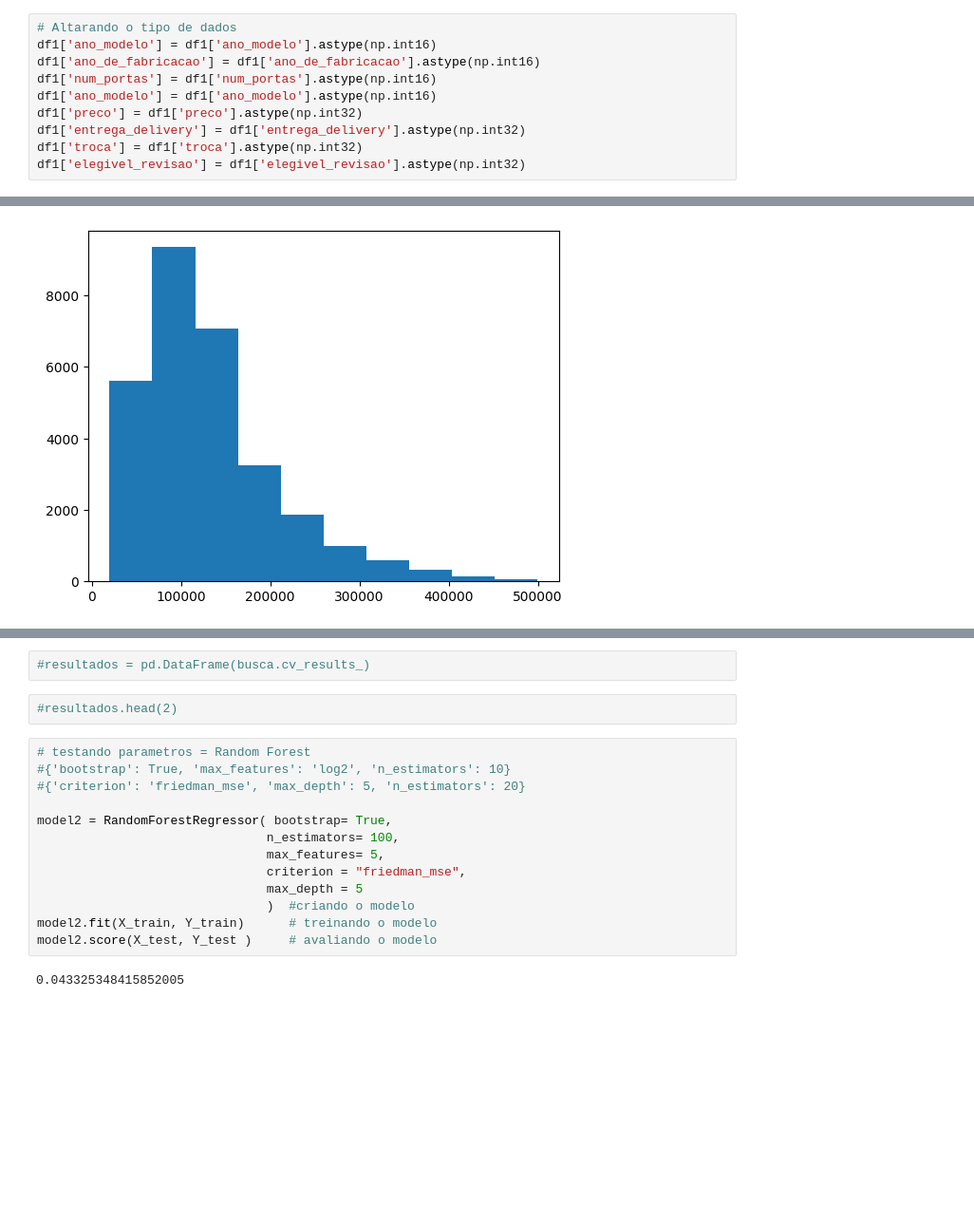
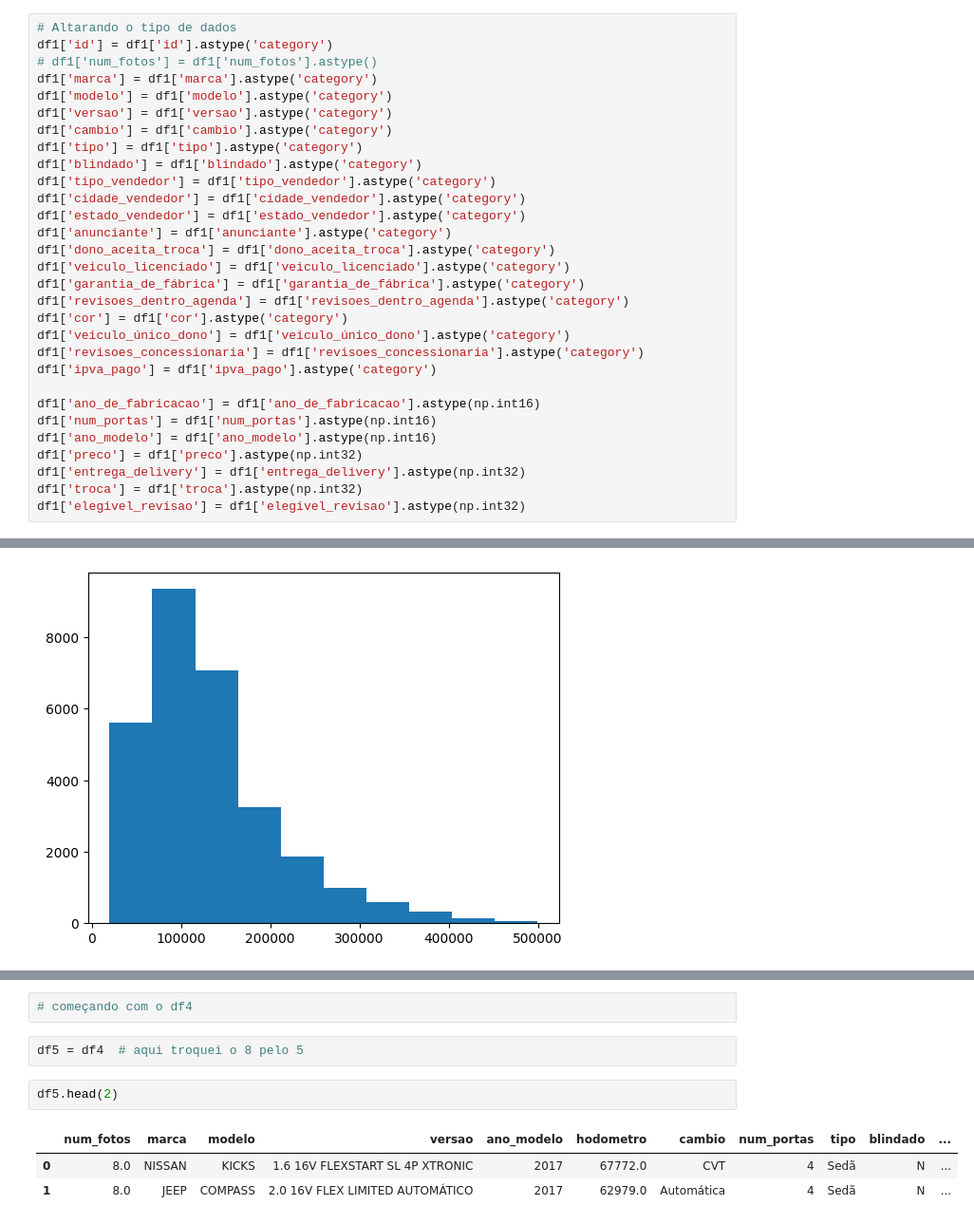
Before and after one commit to AndersonBarross/test_light_house, a Jupyter notebook: LH_CD_ANDERSON_BARROS.ipynb, the cells around one changed output, grey strips where cells are left out. Shown at 95% size. Drawn from its saved outputs; the diff is of its cells as text; blank space fills up the shorter version.

```diff
--- a/LH_CD_ANDERSON_BARROS.ipynb
+++ b/LH_CD_ANDERSON_BARROS.ipynb
@@ -59,6 +41,26 @@ memory usage: 6.0+ MB
 # %%
 # Altarando o tipo de dados
-df1['ano_modelo'] = df1['ano_modelo'].astype(np.int16)
+df1['id'] = df1['id'].astype('category')
+# df1['num_fotos'] = df1['num_fotos'].astype()
+df1['marca'] = df1['marca'].astype('category')
+df1['modelo'] = df1['modelo'].astype('category')
+df1['versao'] = df1['versao'].astype('category')
+df1['cambio'] = df1['cambio'].astype('category')
+df1['tipo'] = df1['tipo'].astype('category')
+df1['blindado'] = df1['blindado'].astype('category')
+df1['tipo_vendedor'] = df1['tipo_vendedor'].astype('category')
+df1['cidade_vendedor'] = df1['cidade_vendedor'].astype('category')
+df1['estado_vendedor'] = df1['estado_vendedor'].astype('category')
+df1['anunciante'] = df1['anunciante'].astype('category')
+df1['dono_aceita_troca'] = df1['dono_aceita_troca'].astype('category')
+df1['veiculo_licenciado'] = df1['veiculo_licenciado'].astype('category')
+df1['garantia_de_fábrica'] = df1['garantia_de_fábrica'].astype('category')
+df1['revisoes_dentro_agenda'] = df1['revisoes_dentro_agenda'].astype('category')
+df1['cor'] = df1['cor'].astype('category')
+df1['veiculo_único_dono'] = df1['veiculo_único_dono'].astype('category')
+df1['revisoes_concessionaria'] = df1['revisoes_concessionaria'].astype('category')
+df1['ipva_pago'] = df1['ipva_pago'].astype('category')
+
 df1['ano_de_fabricacao'] = df1['ano_de_fabricacao'].astype(np.int16)
 df1['num_portas'] = df1['num_portas'].astype(np.int16)
 df1['ano_modelo'] = df1['ano_modelo'].astype(np.int16)
@@ -381,19 +266,10 @@ model1.score(X_test, Y_test )     # avaliando o modelo
-# %%
-#resultados = pd.DataFrame(busca.cv_results_)
-# %%
-#resultados.head(2)
-# %%
-# testando parametros = Random Forest
-#{'bootstrap': True, 'max_features': 'log2', 'n_estimators': 10}
-#{'criterion': 'friedman_mse', 'max_depth': 5, 'n_estimators': 20}
-
-model2 = RandomForestRegressor( bootstrap= True,
-                               n_estimators= 100,
-                               max_features= 5,
-                               criterion = "friedman_mse",
-                               max_depth = 5
-                               )  #criando o modelo
-model2.fit(X_train, Y_train)      # treinando o modelo
-model2.score(X_test, Y_test )     # avaliando o modelo
-# %% [output]
-0.043325348415852005
+# %%
+# começando com o df4
+# %%
+df5 = df4  # aqui troquei o 8 pelo 5
+# %%
+df5.head(2)
+# %% [output]
+|  | num_fotos | marca | modelo | versao | ano_modelo | hodometro | cambio | num_portas | tipo | blindado | ... |
+| 0 | 8.0 | NISSAN | KICKS | 1.6 16V FLEXSTART SL 4P XTRONIC | 2017 | 67772.0 | CVT | 4 | Sedã | N | ... |
+| 1 | 8.0 | JEEP | COMPASS | 2.0 16V FLEX LIMITED AUTOMÁTICO | 2017 | 62979.0 | Automática | 4 | Sedã | N | ... |
```
Also changed, not shown: parts of 61 cells of this notebook, 1 other file.
